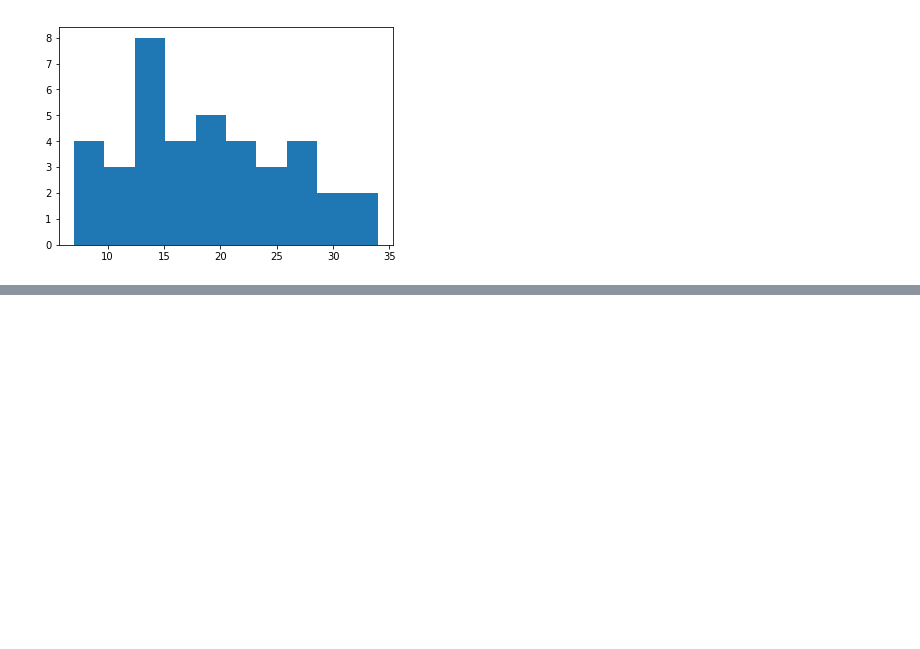
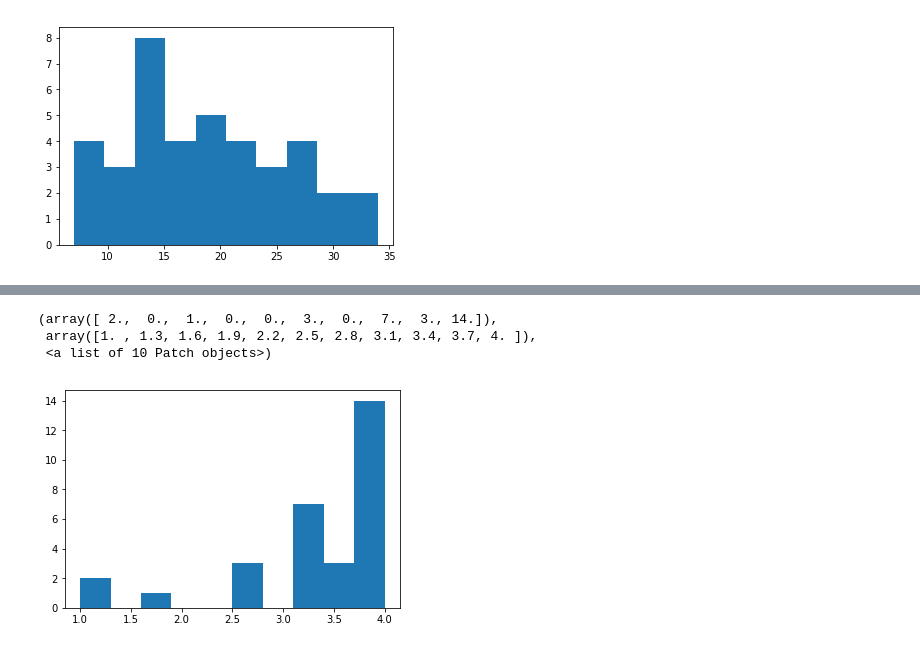
Before and after one commit to mkhash/Modelling-Student-Stress, a Jupyter notebook: code/EDA.ipynb, the cells around one changed output, grey strips where cells are left out. Saved outputs shown, nothing was run; the diff lists cells and outputs as text; code cells hidden in the pictures; blank space fills up the shorter version.

```diff
--- a/code/EDA.ipynb
+++ b/code/EDA.ipynb
@@ -275,0 +299,7 @@ plt.hist(stress_post['total'])
+# %%
+plt.hist(grades_df[' gpa 13s'])
+# %% [output]
+(array([ 2.,  0.,  1.,  0.,  0.,  3.,  0.,  7.,  3., 14.]),
+ array([1. , 1.3, 1.6, 1.9, 2.2, 2.5, 2.8, 3.1, 3.4, 3.7, 4. ]),
+ <a list of 10 Patch objects>)
+[figure, added]
```
Also changed, not shown: parts of 6 cells of this notebook.
